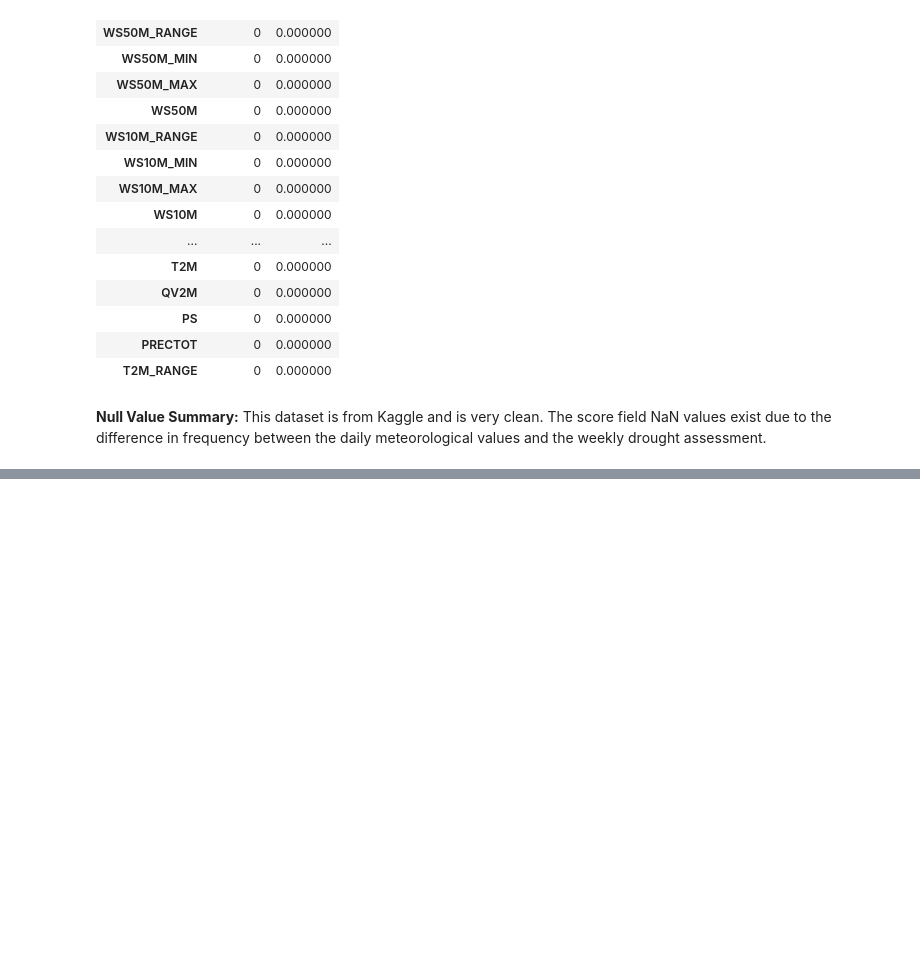
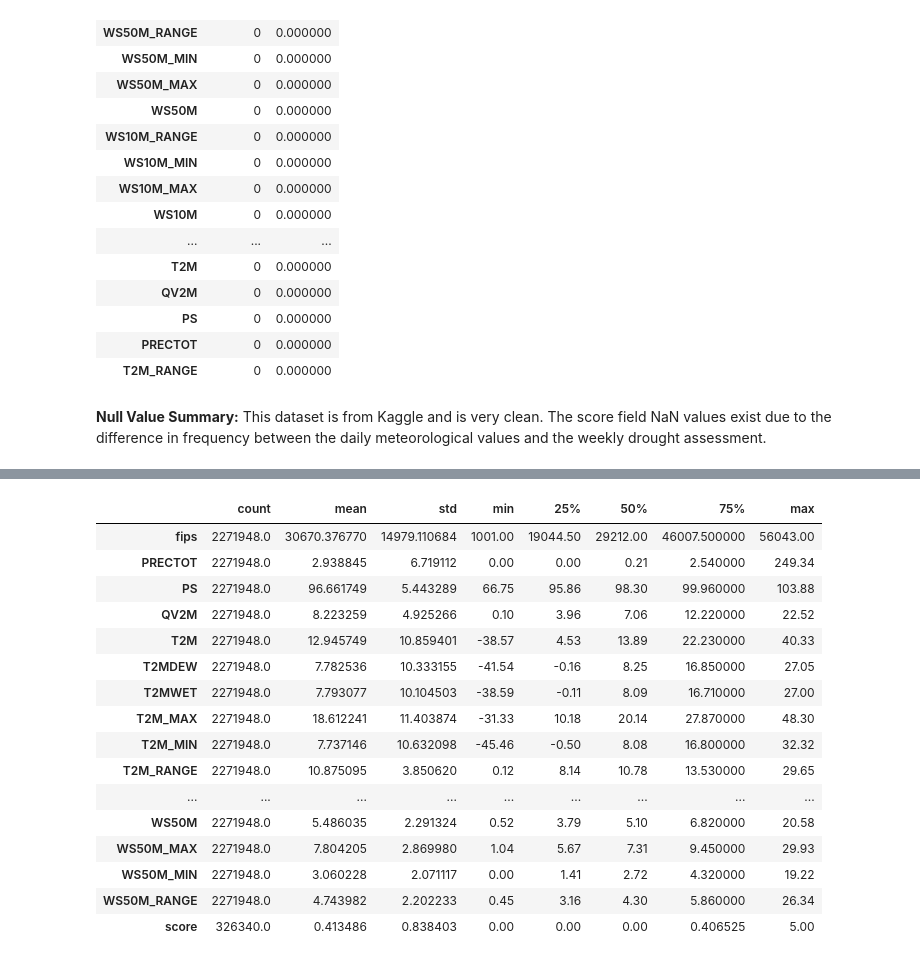
Before and after one commit to ChadDelany/drought_prediction, a Jupyter notebook: Notebooks/01_DataWrangling.ipynb, the cells around one changed output, grey strips where cells are left out. Saved outputs shown, nothing was run; the diff lists cells and outputs as text; code cells hidden in the pictures; blank space fills up the shorter version.

```diff
--- a/Notebooks/01_DataWrangling.ipynb
+++ b/Notebooks/01_DataWrangling.ipynb
@@ -253,0 +319,21 @@ missing_test.sort_values(by='count', ascending=False)
+# %%
+# Numerical features of the test dataset.
+test_set.describe().T
+# %% [output]
+|  | count | mean | std | min | 25% | 50% | 75% | max |
+| fips | 2271948.0 | 30670.376770 | 14979.110684 | 1001.00 | 19044.50 | 29212.00 | 46007.500000 | 56043.00 |
+| PRECTOT | 2271948.0 | 2.938845 | 6.719112 | 0.00 | 0.00 | 0.21 | 2.540000 | 249.34 |
+| PS | 2271948.0 | 96.661749 | 5.443289 | 66.75 | 95.86 | 98.30 | 99.960000 | 103.88 |
+| QV2M | 2271948.0 | 8.223259 | 4.925266 | 0.10 | 3.96 | 7.06 | 12.220000 | 22.52 |
+| T2M | 2271948.0 | 12.945749 | 10.859401 | -38.57 | 4.53 | 13.89 | 22.230000 | 40.33 |
+| T2MDEW | 2271948.0 | 7.782536 | 10.333155 | -41.54 | -0.16 | 8.25 | 16.850000 | 27.05 |
+| T2MWET | 2271948.0 | 7.793077 | 10.104503 | -38.59 | -0.11 | 8.09 | 16.710000 | 27.00 |
+| T2M_MAX | 2271948.0 | 18.612241 | 11.403874 | -31.33 | 10.18 | 20.14 | 27.870000 | 48.30 |
+| T2M_MIN | 2271948.0 | 7.737146 | 10.632098 | -45.46 | -0.50 | 8.08 | 16.800000 | 32.32 |
+| T2M_RANGE | 2271948.0 | 10.875095 | 3.850620 | 0.12 | 8.14 | 10.78 | 13.530000 | 29.65 |
+| ... | ... | ... | ... | ... | ... | ... | ... | ... |
+| WS50M | 2271948.0 | 5.486035 | 2.291324 | 0.52 | 3.79 | 5.10 | 6.820000 | 20.58 |
+| WS50M_MAX | 2271948.0 | 7.804205 | 2.869980 | 1.04 | 5.67 | 7.31 | 9.450000 | 29.93 |
+| WS50M_MIN | 2271948.0 | 3.060228 | 2.071117 | 0.00 | 1.41 | 2.72 | 4.320000 | 19.22 |
+| WS50M_RANGE | 2271948.0 | 4.743982 | 2.202233 | 0.45 | 3.16 | 4.30 | 5.860000 | 26.34 |
+| score | 326340.0 | 0.413486 | 0.838403 | 0.00 | 0.00 | 0.00 | 0.406525 | 5.00 |
```
Also changed, not shown: parts of 6 cells of this notebook.
